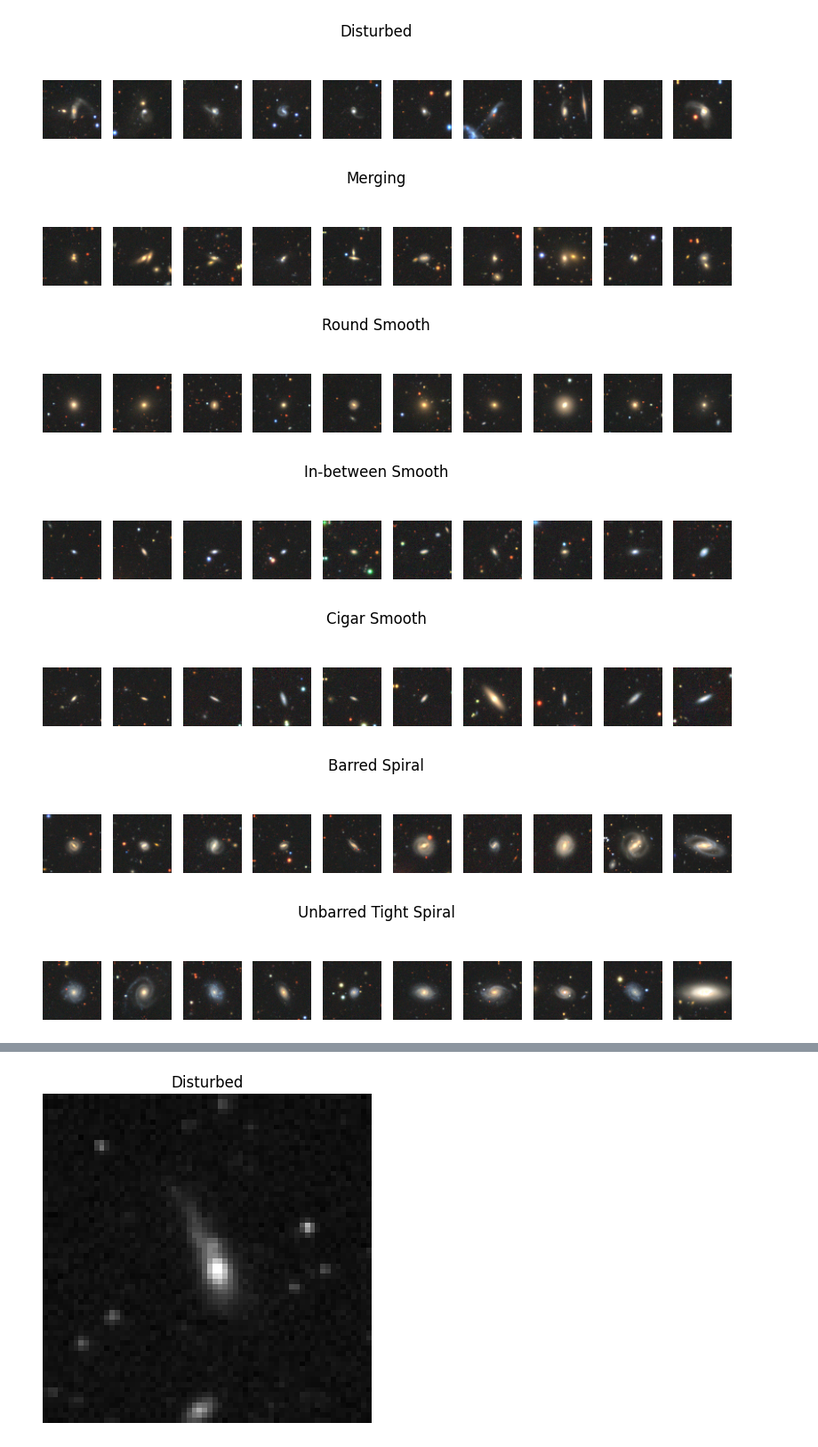
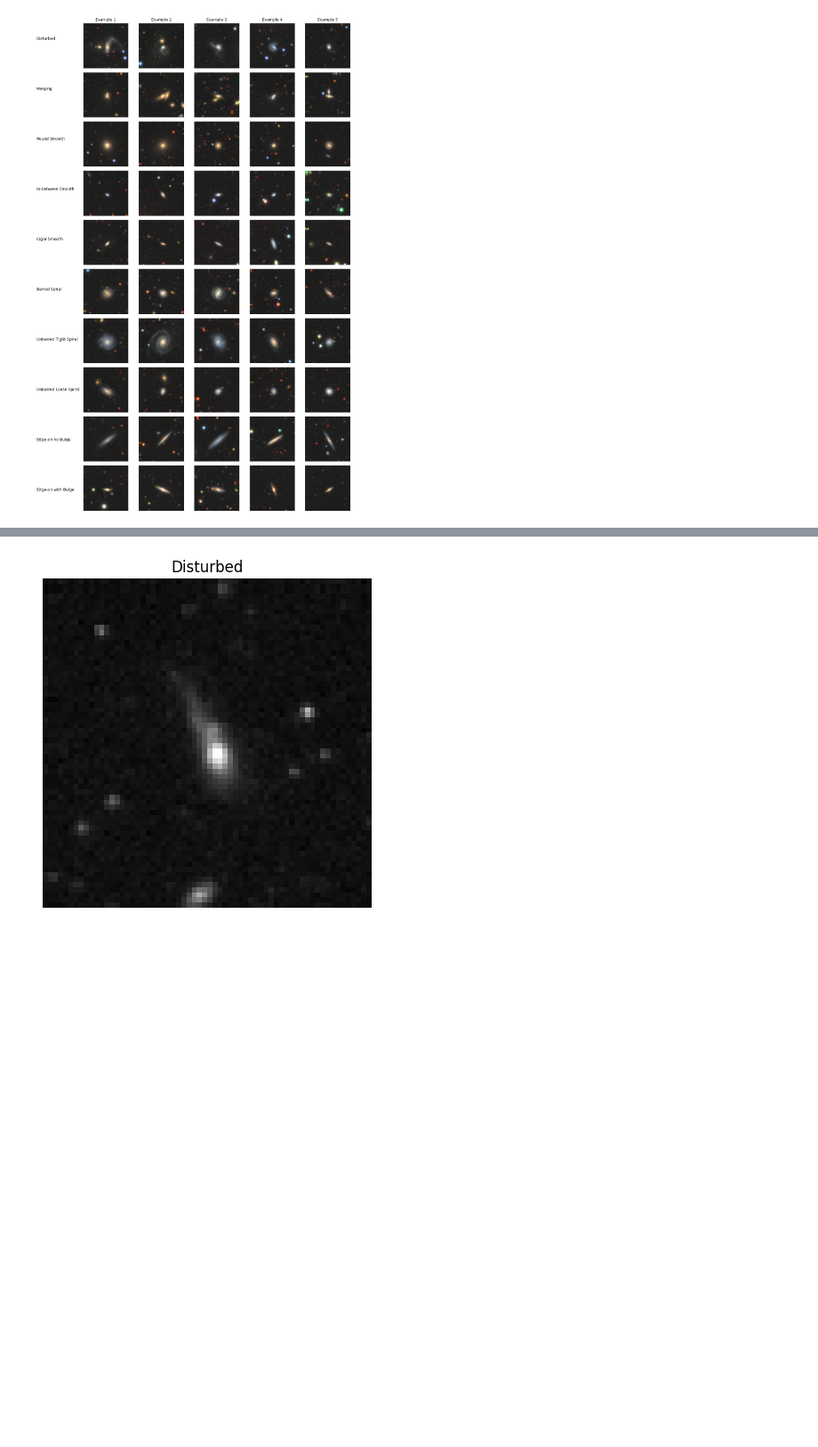
Before and after one commit to TarikOzpamuk/Astro_exercises, a Jupyter notebook: Astro_exercises3.ipynb, the cells around one changed output, grey strips where cells are left out. Shown at 89% size. Saved outputs shown, nothing was run; the diff lists cells and outputs as text; code cells hidden in the pictures; blank space fills up the shorter version.

```diff
--- a/Astro_exercises3.ipynb
+++ b/Astro_exercises3.ipynb
@@ -25,18 +42,22 @@ plt.show()
 # %%
-for i in range(10):
-    idx = np.where(labels == i)[0]
-    plt.figure(figsize=(10, 2))
-    for j in range(10):
-        plt.subplot(1, 10, j+1)
-        plt.imshow(images[idx[j]] / 255.0)
-        plt.axis('off')
-    plt.suptitle(CLASS_NAMES[i])
-    plt.show()
+examples_per_class = 5
+n_classes = 10
+
+fig, axes = plt.subplots(n_classes, examples_per_class, figsize=( 12, 18))
+
+for i in range(n_classes):
+    idx = np.where(labels == i)[0][:examples_per_class]
+
+    for j in range(examples_per_class):
+        axes[i, j].imshow(images[idx[j]] / 255.0)
+        axes[i, j].axis('off')
+
+        if i == 0:
+            axes[i, j].set_title(f'Example {j+1}', fontsize=10)
+
+    fig.text(0.02, 1 - (i + 0.5) / n_classes, CLASS_NAMES[i], va='center', fontsize=10)
+
+plt.tight_layout(rect=[0.12, 0, 1, 1])
+plt.show()
 # %% [output]
-[figure, old version]
+[figure, new version]
-[figure, removed]
-[figure, removed]
-[figure, removed]
-[figure, removed]
-[figure, removed]
-[figure, removed]
```
Also changed, not shown: parts of 11 cells of this notebook, 2 other files.
